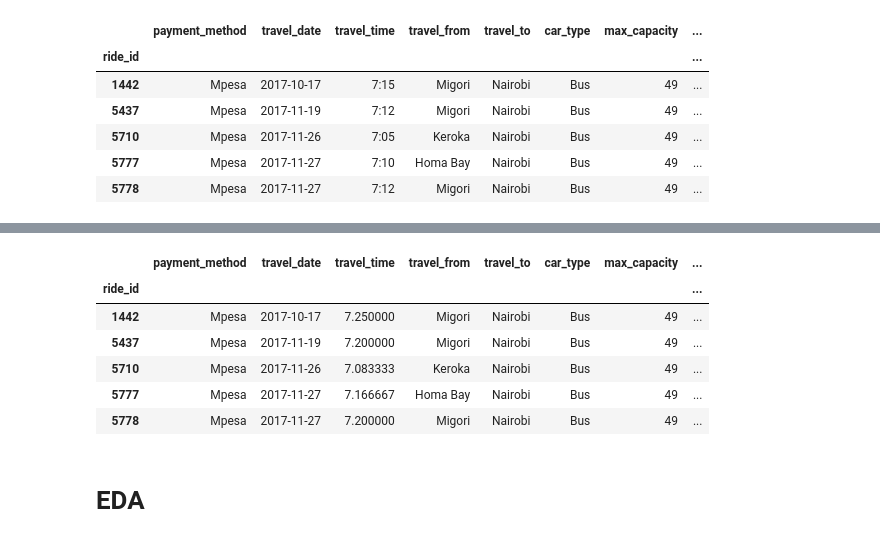
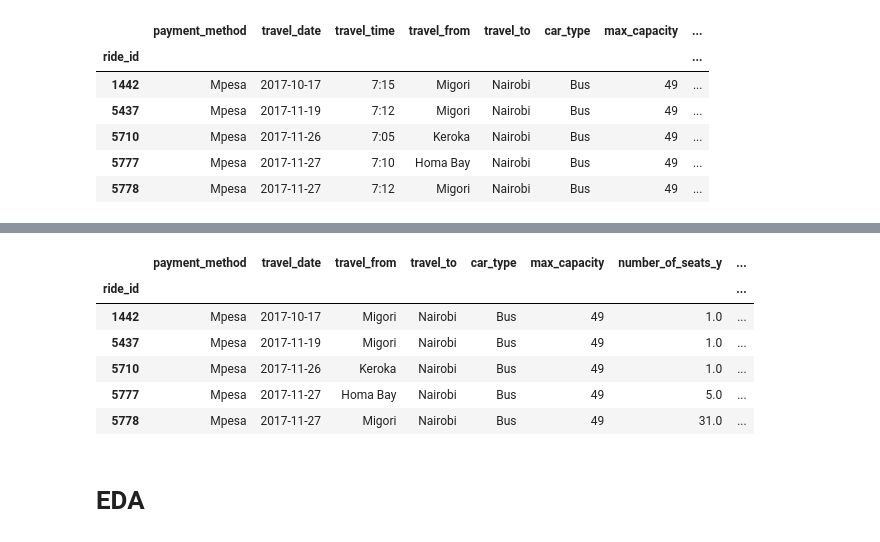
Before and after one commit to emcfalls/Class-Project-IX, a Jupyter notebook: Solo Exploration.ipynb, the cells around one changed output, grey strips where cells are left out. Drawn from its saved outputs; the diff is of its cells as text; code cells hidden in the pictures.

```diff
--- a/Solo Exploration.ipynb
+++ b/Solo Exploration.ipynb
@@ -63,7 +67,7 @@ train.query("ride_id == 5777")
 | 60 | 5777 | 15B | Mpesa | 7C7P3D5AJQ | 27-11-17 | 7:10 | Homa Bay | ... |
 | 62 | 5777 | 16B | Mpesa | P013NWHQID | 27-11-17 | 7:10 | Homa Bay | ... |
 # %%
-train['number_of_seats'] = np.linspace(1,1,51645)
+train['number_of_seats'] = np.linspace(1,1,51622)
 train.head()
 # Adding col for each seat sold
 # %% [output]
@@ -136,7 +140,7 @@ train_proc.head()
 # %%
 # Formatting travel_time
 train_proc['td_minutes'] = pd.to_datetime(train_proc.travel_time, infer_datetime_format=True).dt.minute
-train_proc['td_hours'] = pd.to_datetime(train_proc.travel_time, infer_datetime_format=True).dt.hour
+train_proc['td_hour'] = pd.to_datetime(train_proc.travel_time, infer_datetime_format=True).dt.hour
 train_proc.head()
 # %% [output]
 |  | payment_method | travel_date | travel_time | travel_from | travel_to | car_type | max_capacity | ... |
@@ -146,6 +150,3 @@ train_proc.head()
 | 5710 | Mpesa | 2017-11-26 | 7:05 | Keroka | Nairobi | Bus | 49 | ... |
 | 5777 | Mpesa | 2017-11-27 | 7:10 | Homa Bay | Nairobi | Bus | 49 | ... |
 | 5778 | Mpesa | 2017-11-27 | 7:12 | Migori | Nairobi | Bus | 49 | ... |
-# %%
-train_proc['travel_time'] = train_proc['td_hours'] + (train_proc['td_minutes']/60)
-train_proc.head()
@@ -159,0 +153,3 @@ train_proc.head()
+# %%
+train_proc['td_hour'] = train_proc['td_hour']
+train_proc.head()
@@ -160,15 +189,15 @@ train_proc.head()
 # %%
 # data set for EDA, need further processing for analysis
-train_eda = train_proc.drop('td_minutes', axis = 1).drop('td_hours', axis = 1)
+train_eda = train_proc.drop('travel_time', axis = 1)
 train_eda.head()
 # %% [output]
-|  | payment_method | travel_date | travel_time | travel_from | travel_to | car_type | max_capacity | ... |
+|  | payment_method | travel_date | travel_from | travel_to | car_type | max_capacity | number_of_seats_y | ... |
 | ride_id |  |  |  |  |  |  |  | ... |
-| 1442 | Mpesa | 2017-10-17 | 7.250000 | Migori | Nairobi | Bus | 49 | ... |
-| 5437 | Mpesa | 2017-11-19 | 7.200000 | Migori | Nairobi | Bus | 49 | ... |
-| 5710 | Mpesa | 2017-11-26 | 7.083333 | Keroka | Nairobi | Bus | 49 | ... |
-| 5777 | Mpesa | 2017-11-27 | 7.166667 | Homa Bay | Nairobi | Bus | 49 | ... |
-| 5778 | Mpesa | 2017-11-27 | 7.200000 | Migori | Nairobi | Bus | 49 | ... |
+| 1442 | Mpesa | 2017-10-17 | Migori | Nairobi | Bus | 49 | 1.0 | ... |
+| 5437 | Mpesa | 2017-11-19 | Migori | Nairobi | Bus | 49 | 1.0 | ... |
+| 5710 | Mpesa | 2017-11-26 | Keroka | Nairobi | Bus | 49 | 1.0 | ... |
+| 5777 | Mpesa | 2017-11-27 | Homa Bay | Nairobi | Bus | 49 | 5.0 | ... |
+| 5778 | Mpesa | 2017-11-27 | Migori | Nairobi | Bus | 49 | 31.0 | ... |
 # %%
 train_eda.to_csv("train_eda")
 # %% [markdown]
```
Also changed, not shown: parts of 58 cells of this notebook.
